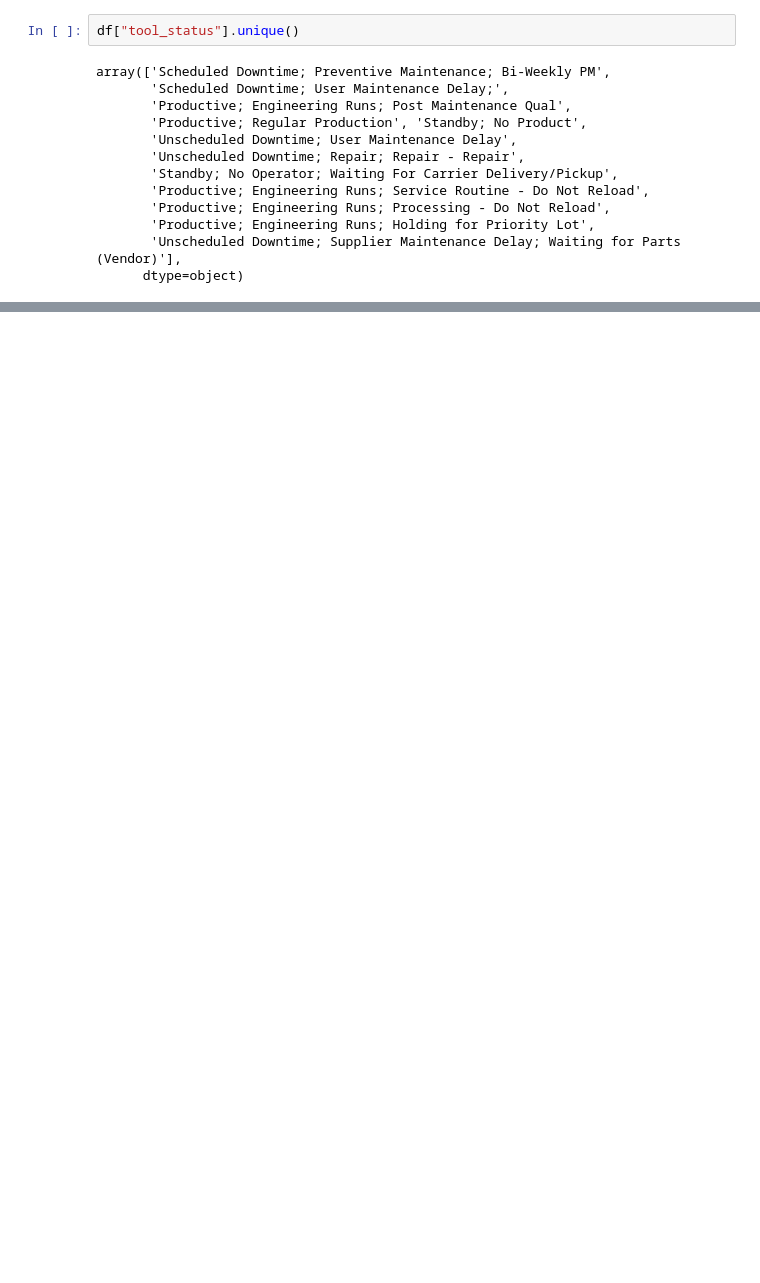
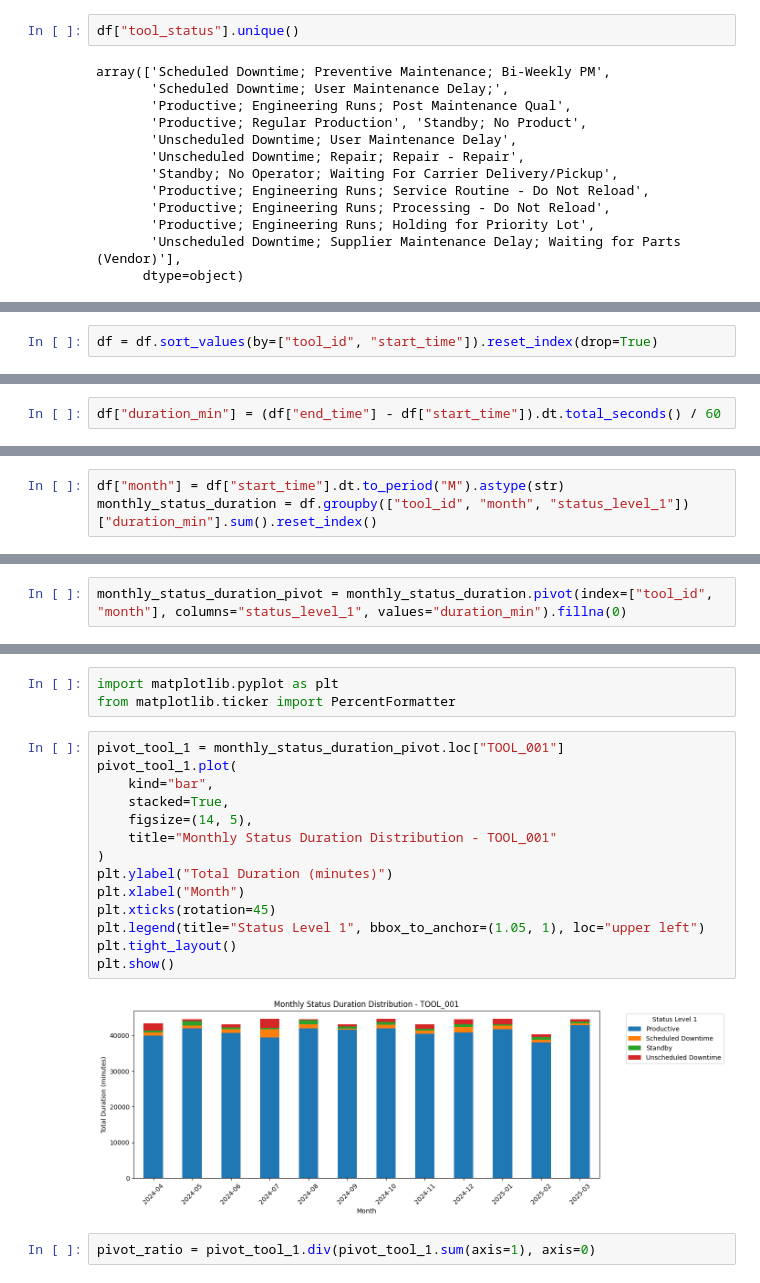
Before and after one commit to jessicaleave/tool-log-analysis, a Jupyter notebook: notebook/exploratory_analysis.ipynb, the cells around one changed output, grey strips where cells are left out. Drawn from its saved outputs; the diff is of its cells as text; blank space fills up the shorter version.

```diff
--- a/notebook/exploratory_analysis.ipynb
+++ b/notebook/exploratory_analysis.ipynb
@@ -75,0 +108,2 @@ dtype: int64
+# %%
+df = df.sort_values(by=["tool_id", "start_time"]).reset_index(drop=True)
@@ -75,0 +112,2 @@ dtype: int64
+# %%
+df["duration_min"] = (df["end_time"] - df["start_time"]).dt.total_seconds() / 60
@@ -75,0 +137,3 @@ dtype: int64
+# %%
+df["month"] = df["start_time"].dt.to_period("M").astype(str)
+monthly_status_duration = df.groupby(["tool_id", "month", "status_level_1"])["duration_min"].sum().reset_index()
@@ -75,0 +156,2 @@ dtype: int64
+# %%
+monthly_status_duration_pivot = monthly_status_duration.pivot(index=["tool_id", "month"], columns="status_level_1", values="duration_min").fillna(0)
@@ -75,0 +175,21 @@ dtype: int64
+# %%
+import matplotlib.pyplot as plt
+from matplotlib.ticker import PercentFormatter
+# %%
+pivot_tool_1 = monthly_status_duration_pivot.loc["TOOL_001"]
+pivot_tool_1.plot(
+    kind="bar",
+    stacked=True,
+    figsize=(14, 5),
+    title="Monthly Status Duration Distribution - TOOL_001"
+)
+plt.ylabel("Total Duration (minutes)")
+plt.xlabel("Month")
+plt.xticks(rotation=45)
+plt.legend(title="Status Level 1", bbox_to_anchor=(1.05, 1), loc="upper left")
+plt.tight_layout()
+plt.show()
+# %% [output]
+[figure, added]
+# %%
+pivot_ratio = pivot_tool_1.div(pivot_tool_1.sum(axis=1), axis=0)
```
Also changed, not shown: parts of 21 cells of this notebook.
